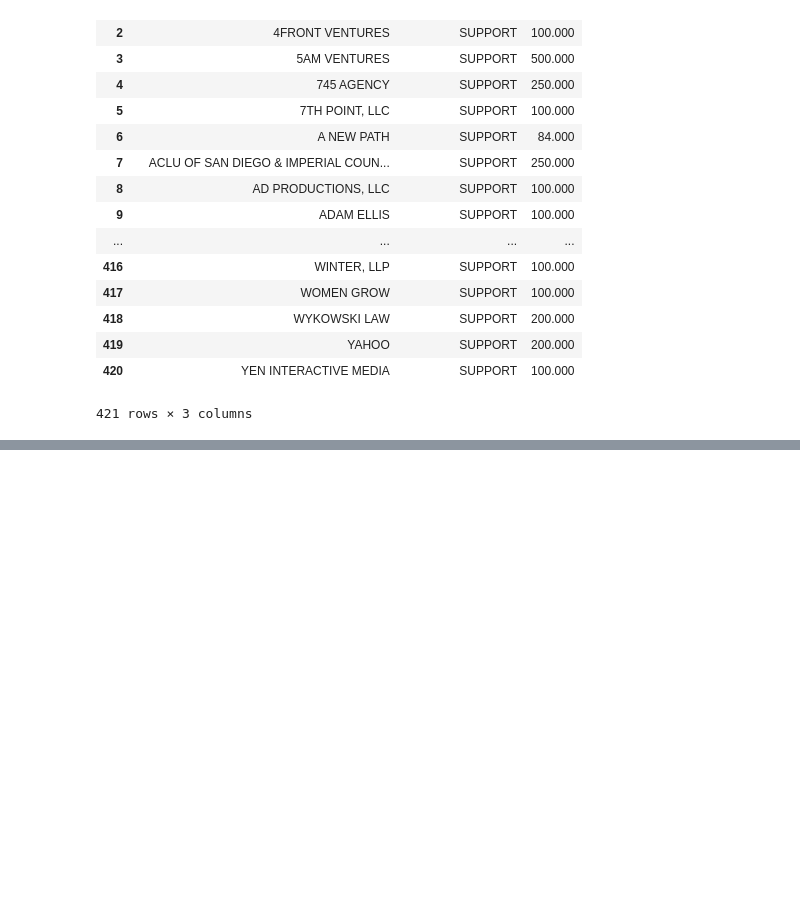
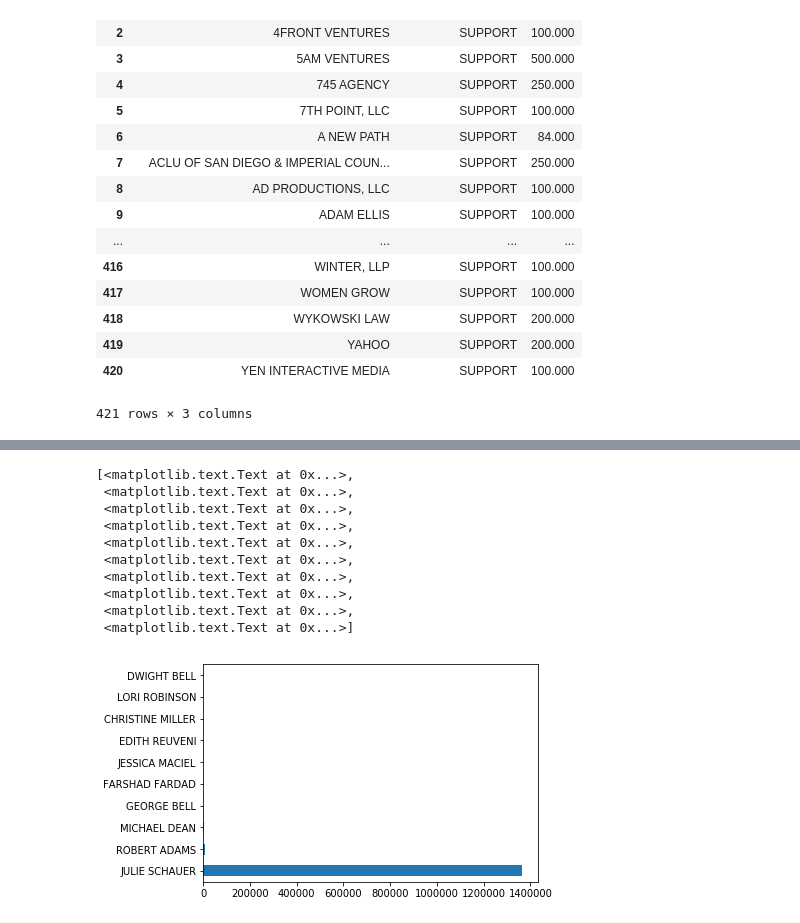
Before and after one commit to sstirling/nicar-python-notebook, a Jupyter notebook: py-note.ipynb, the cells around one changed output, grey strips where cells are left out. Drawn from its saved outputs; the diff is of its cells as text; code cells hidden in the pictures; blank space fills up the shorter version.

```diff
--- a/py-note.ipynb
+++ b/py-note.ipynb
@@ -283,0 +326,15 @@ merged.groupby(["contributor_employer","committee_position"]).amount.sum().reset
+# %%
+chart = top_opponents.amount.plot.barh()
+chart.set_yticklabels(top_opponents.contributor_fullname)
+# %% [output]
+[<matplotlib.text.Text at 0x...>,
+ <matplotlib.text.Text at 0x...>,
+ <matplotlib.text.Text at 0x...>,
+ <matplotlib.text.Text at 0x...>,
+ <matplotlib.text.Text at 0x...>,
+ <matplotlib.text.Text at 0x...>,
+ <matplotlib.text.Text at 0x...>,
+ <matplotlib.text.Text at 0x...>,
+ <matplotlib.text.Text at 0x...>,
+ <matplotlib.text.Text at 0x...>]
+[figure, added]
```
Also changed, not shown: parts of 9 cells of this notebook, 2 other files.
